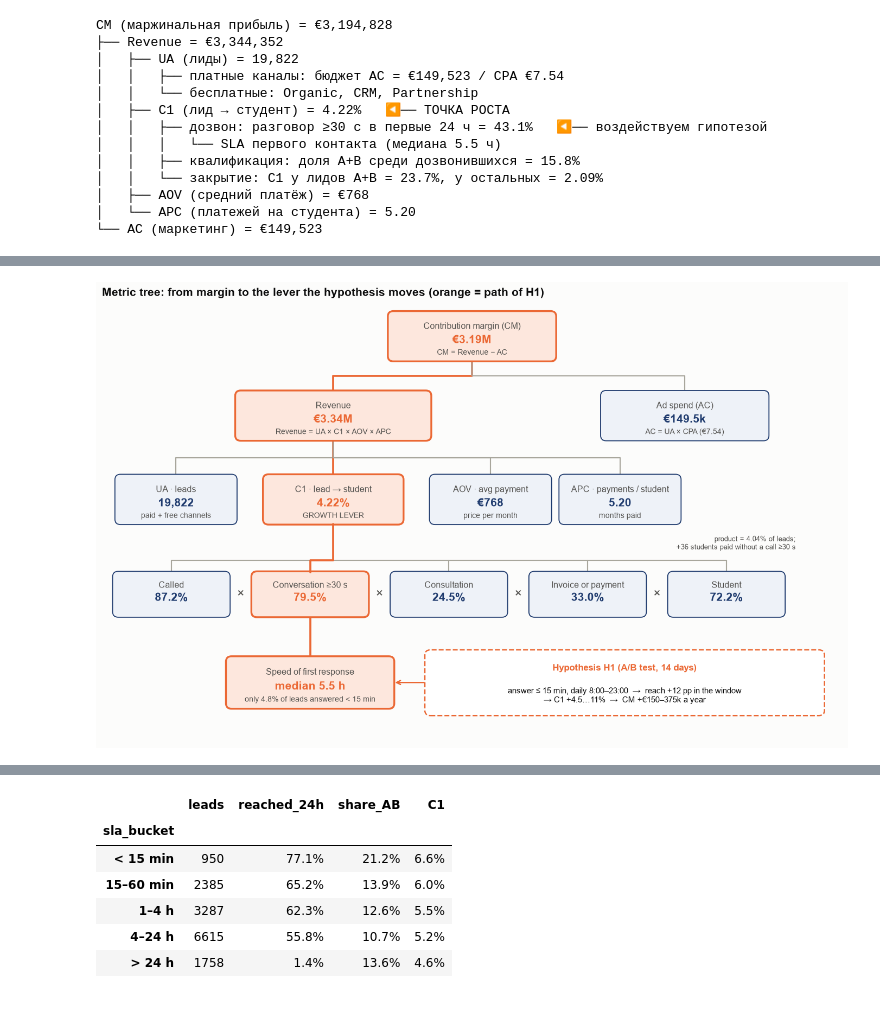
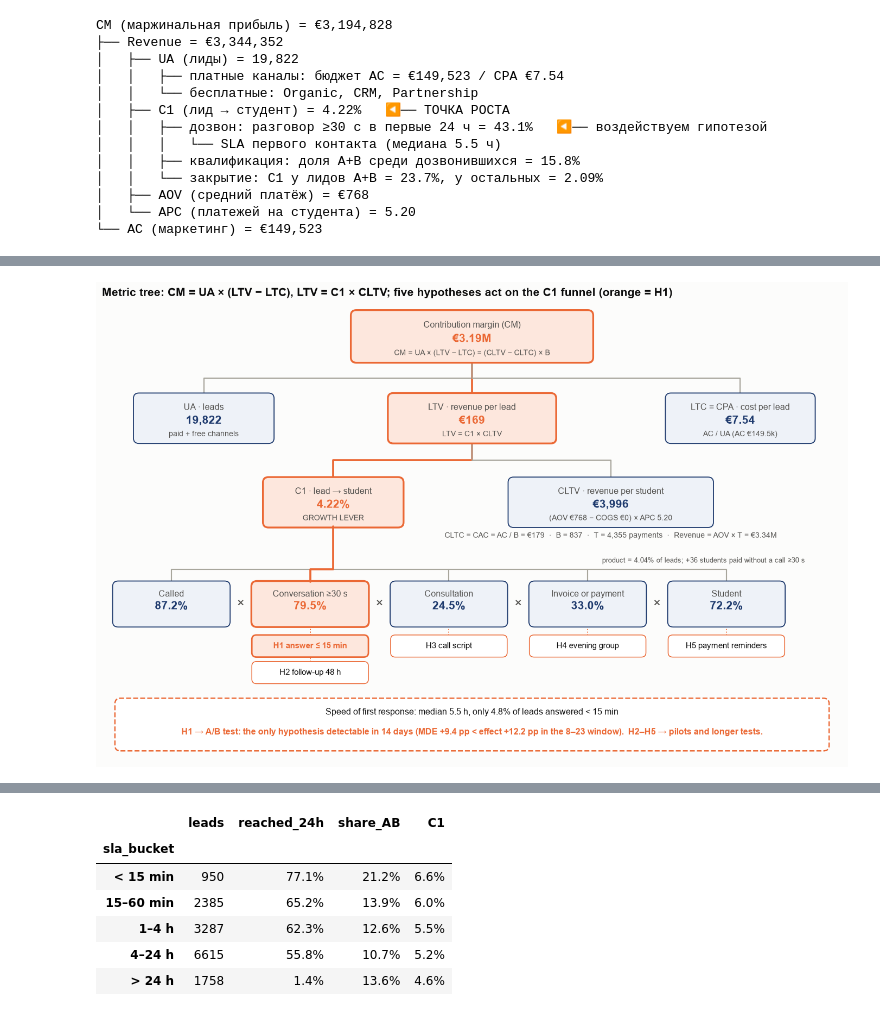
Before and after one commit to yerkovskayuliia-pixel/data-analytics-portfolio, a Jupyter notebook: python-crm-analysis/notebooks/03_unit_economics_ab_test_RU.ipynb, the cells around one changed output, grey strips where cells are left out. Drawn from its saved outputs; the diff is of its cells as text; code cells hidden in the pictures.

Commit message:
CRM project: five C1 hypotheses with ICE, unit reconciliation, metric tree mapping

```diff
--- a/python-crm-analysis/notebooks/03_unit_economics_ab_test_RU.ipynb
+++ b/python-crm-analysis/notebooks/03_unit_economics_ab_test_RU.ipynb
@@ -255,74 +304,86 @@ from matplotlib.patches import FancyBboxPatch
 fun = M.funnel(deals, calls)
 step = fun.iloc[:, 2]                      # step conversion (column name depends on M.set_lang)
 fast_share = deals["sla_bucket"].eq("< 15 min").mean()
-h1 = M.speed_test_design(deals).loc[M.CHOSEN_WINDOW].iloc[4]   # expected reach effect in the window, pp
+o_tree = M.speed_test_design(deals).loc[M.CHOSEN_WINDOW]
+ltv = base["Revenue"] / base["UA"]
 
-fig, ax = plt.subplots(figsize=(16, 9.6))
-ax.set_xlim(0, 16); ax.set_ylim(0, 10); ax.axis("off")
+fig, ax = plt.subplots(figsize=(16, 10))
+ax.set_xlim(0, 16); ax.set_ylim(0, 10.4); ax.axis("off")
 NAVY, PALE, HOT = "#1f3b6e", "#eef2f8", "#fde7dd"
 
 
-def box(x, y, w, h, title, value, note="", hot=False):
+def box(x, y, w, h, title, value, note="", hot=False, vsize=14):
     ax.add_patch(FancyBboxPatch((x - w / 2, y - h / 2), w, h, boxstyle="round,pad=0.02,rounding_size=0.12",
                                 fc=HOT if hot else PALE, ec=ACCENT if hot else NAVY, lw=2.2 if hot else 1.2))
-    ax.text(x, y + h * 0.2, title, ha="center", va="center", fontsize=10.5, color=viz.TEXT_2)
-    ax.text(x, y - h * 0.08, value, ha="center", va="center", fontsize=14, fontweight="bold",
+    ax.text(x, y + h * 0.22, title, ha="center", va="center", fontsize=10.5, color=viz.TEXT_2)
+    ax.text(x, y - h * 0.05, value, ha="center", va="center", fontsize=vsize, fontweight="bold",
             color=ACCENT if hot else NAVY)
     if note:
-        ax.text(x, y - h * 0.34, note, ha="center", va="center", fontsize=9, color=viz.TEXT_2)
+        ax.text(x, y - h * 0.33, note, ha="center", va="center", fontsize=9, color=viz.TEXT_2)
 
 
 def link(x1, y1, x2, y2, hot=False):
     ym = (y1 + y2) / 2
     ax.plot([x1, x1, x2, x2], [y1, ym, ym, y2], color=ACCENT if hot else MUTED, lw=2.4 if hot else 1.4,
             zorder=0, solid_capstyle="round")
 
 
-# level 0–1: money
-box(8, 9.2, 3.6, 1.1, "Contribution margin (CM)", f"€{base['CM'] / 1e6:,.2f}M", "CM = Revenue − AC", hot=True)
-box(5, 7.4, 4.2, 1.1, "Revenue", f"€{base['Revenue'] / 1e6:,.2f}M", "Revenue = UA × C1 × AOV × APC", hot=True)
-box(12.6, 7.4, 3.6, 1.1, "Ad spend (AC)", f"€{base['AC'] / 1e3:,.1f}k", f"AC = UA × CPA (€{base['CPA']:.2f})")
-link(8, 8.65, 5, 7.95, hot=True); link(8, 8.65, 12.6, 7.95)
+def tag(x, y, text, hot=False):
+    ax.add_patch(FancyBboxPatch((x - 1.25, y - 0.24), 2.5, 0.48, boxstyle="round,pad=0.01,rounding_size=0.1",
+                                fc=HOT if hot else "white", ec=ACCENT, lw=1.8 if hot else 1.0))
+    ax.text(x, y, text, ha="center", va="center", fontsize=9.5, color=ACCENT if hot else viz.TEXT,
+            fontweight="bold" if hot else "normal")
 
-# level 2: revenue factors
-x2 = {"UA": 1.6, "C1": 5.0, "AOV": 8.4, "APC": 11.2}
-box(x2["UA"], 5.5, 2.6, 1.1, "UA · leads", f"{base['UA']:,.0f}", "paid + free channels")
-box(x2["C1"], 5.5, 3.0, 1.1, "C1 · lead → student", f"{base['C1']:.2%}", "GROWTH LEVER", hot=True)
-box(x2["AOV"], 5.5, 2.6, 1.1, "AOV · avg payment", f"€{base['AOV']:,.0f}", "price per month")
-box(x2["APC"], 5.5, 2.6, 1.1, "APC · payments / student", f"{base['APC']:.2f}", "months paid")
-for k, x in x2.items():
-    link(5, 6.85, x, 6.05, hot=(k == "C1"))
+
+# level 0–1: unit economics (CM = UA × (LTV − CPA) = (CLTV − CAC) × B)
+box(8, 9.6, 5.2, 1.15, "Contribution margin (CM)", f"€{base['CM'] / 1e6:,.2f}M",
+    "CM = UA × (LTV − LTC) = (CLTV − CLTC) × B", hot=True)
+box(2.2, 7.75, 3.0, 1.1, "UA · leads", f"{base['UA']:,.0f}", "paid + free channels")
+box(8, 7.75, 3.6, 1.1, "LTV · revenue per lead", f"€{ltv:,.0f}", "LTV = C1 × CLTV", hot=True)
+box(13.8, 7.75, 3.2, 1.1, "LTC = CPA · cost per lead", f"€{base['CPA']:.2f}", f"AC / UA (AC €{base['AC'] / 1e3:,.1f}k)")
+link(8, 9.02, 2.2, 8.3); link(8, 9.02, 8, 8.3, hot=True); link(8, 9.02, 13.8, 8.3)
+
+# level 2: LTV = C1 × CLTV
+box(5.0, 5.85, 3.0, 1.1, "C1 · lead → student", f"{base['C1']:.2%}", "GROWTH LEVER", hot=True)
+box(11.0, 5.85, 4.4, 1.1, "CLTV · revenue per student", f"€{base['CLTV']:,.0f}",
+    f"(AOV €{base['AOV']:,.0f} − COGS €0) × APC {base['APC']:.2f}")
+link(8, 7.2, 5.0, 6.4, hot=True); link(8, 7.2, 11.0, 6.4)
+ax.text(11.0, 5.05, f"CLTC = CAC = AC / B = €{base['CAC']:,.0f}  ·  B = {base['B']:,.0f}  ·  T = {base['T']:,.0f} payments  ·  Revenue = AOV × T = €{base['Revenue'] / 1e6:,.2f}M", ha="center",
+        fontsize=9, color=viz.TEXT_2)
 
 # level 3: C1 as a product of funnel steps
 steps = [("Called", step.iloc[1]), ("Conversation ≥30 s", step.iloc[2]), ("Consultation", step.iloc[3]),
          ("Invoice or payment", step.iloc[4]), ("Student", step.iloc[5])]
 xs = [1.5, 4.5, 7.5, 10.5, 13.5]
 for (name, v), x in zip(steps, xs):
-    box(x, 3.35, 2.5, 1.0, name, f"{v:.1%}", hot=(name == "Conversation ≥30 s"))
+    box(x, 3.55, 2.5, 1.0, name, f"{v:.1%}", hot=(name == "Conversation ≥30 s"))
 for a, b in zip(xs[:-1], xs[1:]):
-    ax.text((a + b) / 2, 3.35, "×", ha="center", va="center", fontsize=16, color=viz.TEXT_2)
-BUS = 4.12   # C1 → bus → every funnel step; the hypothesis path (orange) goes to the conversation step
+    ax.text((a + b) / 2, 3.55, "×", ha="center", va="center", fontsize=16, color=viz.TEXT_2)
+BUS = 4.33
 ax.plot([xs[0], xs[-1]], [BUS, BUS], color=MUTED, lw=1.4, zorder=0)
 for x in xs:
-    ax.plot([x, x], [BUS, 3.85], color=MUTED, lw=1.4, zorder=0)
-ax.plot([x2["C1"], x2["C1"], xs[1], xs[1]], [4.95, BUS, BUS, 3.85], color=ACCENT, lw=2.4, zorder=1)
-ax.text(15.0, 4.32, f"product = {step.iloc[1:].prod():.2%} of leads;\n+36 students paid without a call ≥30 s",
+    ax.plot([x, x], [BUS, 4.05], color=MUTED, lw=1.4, zorder=0)
+ax.plot([5.0, 5.0, xs[1], xs[1]], [5.3, BUS, BUS, 4.05], color=ACCENT, lw=2.4, zorder=1)
+ax.text(15.2, 4.45, f"product = {step.iloc[1:].prod():.2%} of leads; +36 students paid without a call ≥30 s",
         ha="right", va="bottom", fontsize=8.5, color=viz.TEXT_2)
 
-# level 4: driver and hypothesis
-box(xs[1], 1.35, 3.6, 1.15, "Speed of first response", f"median {deals['sla_sec'].median() / 3600:.1f} h",
-    f"only {fast_share:.1%} of leads answered < 15 min", hot=True)
-link(xs[1], 2.85, xs[1], 1.93, hot=True)
-ax.add_patch(FancyBboxPatch((7.0, 0.62), 8.6, 1.45, boxstyle="round,pad=0.02,rounding_size=0.12",
+# level 4: the five hypotheses, one per funnel step
+for x, y, t, hot in [(xs[1], 2.6, "H1 answer ≤ 15 min", True), (xs[1], 2.0, "H2 follow-up 48 h", False),
+                     (xs[2], 2.6, "H3 call script", False), (xs[3], 2.6, "H4 evening group", False),
+                     (xs[4], 2.6, "H5 payment reminders", False)]:
+    tag(x, y, t, hot)
+    ax.plot([x, x], [3.05, y + 0.24], color=ACCENT, lw=1.2, ls=":", zorder=0)
+ax.add_patch(FancyBboxPatch((0.3, 0.25), 15.4, 1.15, boxstyle="round,pad=0.02,rounding_size=0.12",
                             fc="white", ec=ACCENT, lw=1.6, ls="--"))
-ax.text(11.3, 1.62, "Hypothesis H1 (A/B test, 14 days)", ha="center", fontsize=11, fontweight="bold", color=ACCENT)
-ax.text(11.3, 1.05, f"answer ≤ 15 min, daily 8:00–23:00  →  reach +{h1:.0f} pp in the window\n"
-        "→ C1 +4.5…11%  →  CM +€150–375k a year", ha="center", va="center", fontsize=10, color=viz.TEXT)
-ax.annotate("", xy=(7.0, 1.35), xytext=(xs[1] + 1.8, 1.35), arrowprops=dict(arrowstyle="<-", color=ACCENT, lw=1.6))
-ax.set_title("Metric tree: from margin to the lever the hypothesis moves (orange = path of H1)",
-             loc="left", fontsize=14, color=viz.TEXT)
+ax.text(8, 1.05, f"Speed of first response: median {deals['sla_sec'].median() / 3600:.1f} h, only {fast_share:.1%} "
+        f"of leads answered < 15 min", ha="center", fontsize=10.5, color=viz.TEXT)
+ax.text(8, 0.6, f"H1 → A/B test: the only hypothesis detectable in 14 days (MDE +{o_tree.iloc[5]:.1f} pp < effect "
+        f"+{o_tree.iloc[4]:.1f} pp in the 8–23 window).  H2–H5 → pilots and longer tests.",
+        ha="center", fontsize=10.5, fontweight="bold", color=ACCENT)
+ax.set_title("Metric tree: CM = UA × (LTV − LTC), LTV = C1 × CLTV; five hypotheses act on the C1 funnel "
+             "(orange = H1)", loc="left", fontsize=14, color=viz.TEXT)
 save(fig, "03_metric_tree"); plt.show()
 # %% [output]
-[figure, old version]
+[figure, new version]
 # %% [markdown]
 Дерево раскладывает CM до операционных метрик, на которые отдел продаж может влиять ежедневно.
```
Also changed, not shown: parts of 15 cells of this notebook, 26 other files.
